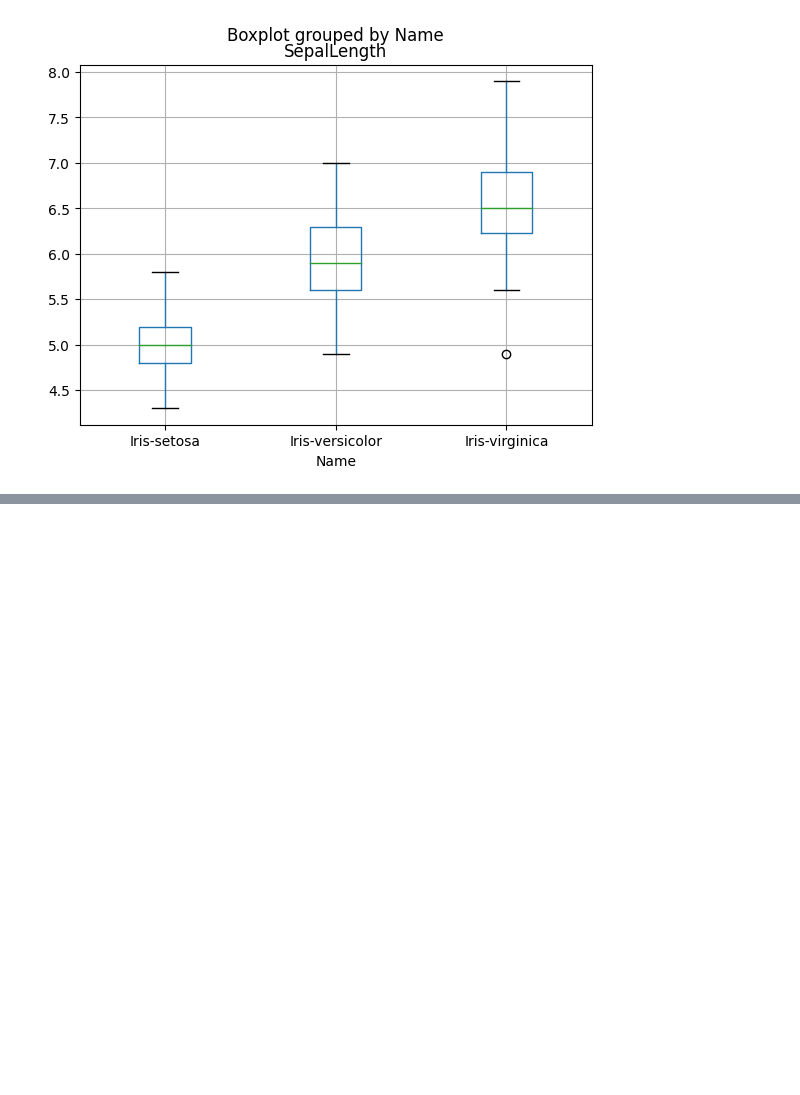
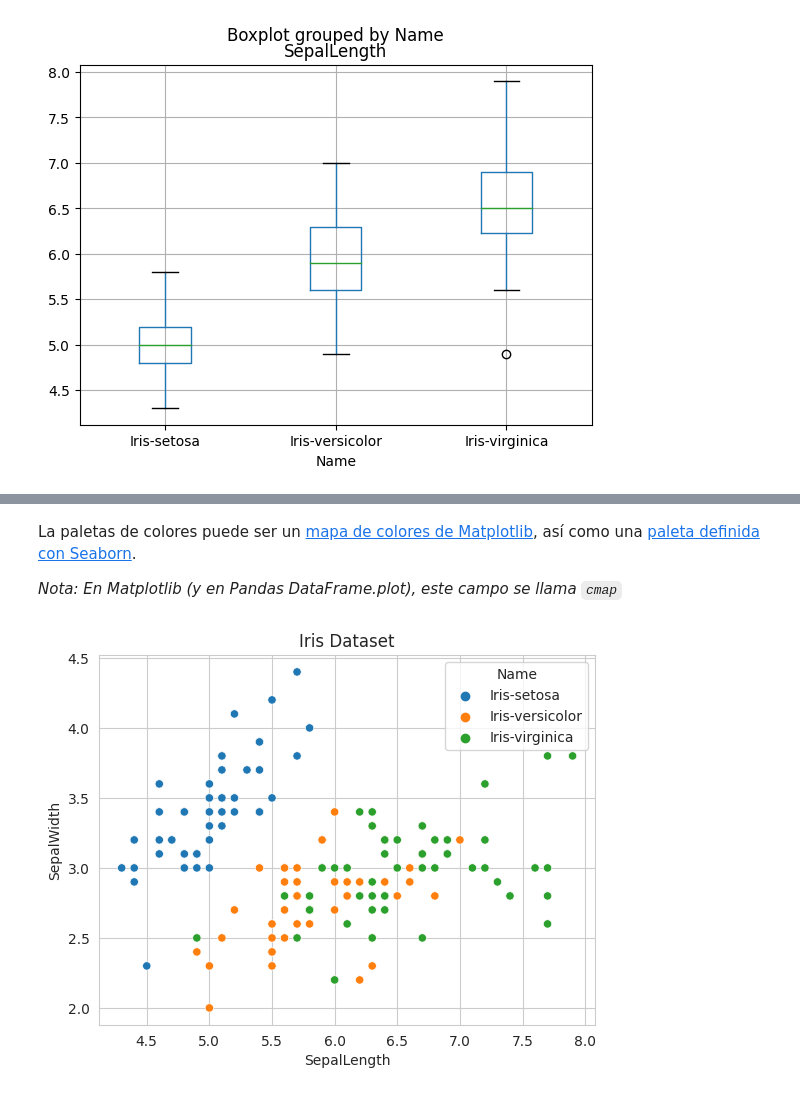
Before and after one commit to Vokturz/Curso-Python-BCCh, a Jupyter notebook: clase5/Clase5_Visualizacion.ipynb, the cells around one changed output, grey strips where cells are left out. Drawn from its saved outputs; the diff is of its cells as text; code cells hidden in the pictures; blank space fills up the shorter version.

```diff
--- a/clase5/Clase5_Visualizacion.ipynb
+++ b/clase5/Clase5_Visualizacion.ipynb
@@ -214,0 +259,12 @@ def graficar_columnas(df, columna_y, lista_columnas):
+# %% [markdown]
+La paletas de colores puede ser un [mapa de colores de Matplotlib](https://matplotlib.org/stable/users/explain/colors/colormaps.html), así como una [paleta definida con Seaborn](https://seaborn.pydata.org/tutorial/color_palettes.html).
+
+*Nota: En Matplotlib (y en Pandas DataFrame.plot), este campo se llama `cmap`*
+# %%
+# Podemos setear un estilo
+sns.set_style("whitegrid")
+ax = sns.scatterplot(data=df_iris, x="SepalLength", y="SepalWidth", hue="Name")
+ax.set_title("Iris Dataset")
+plt.show()
+# %% [output]
+[figure, added]
```
Also changed, not shown: parts of 21 cells of this notebook.
